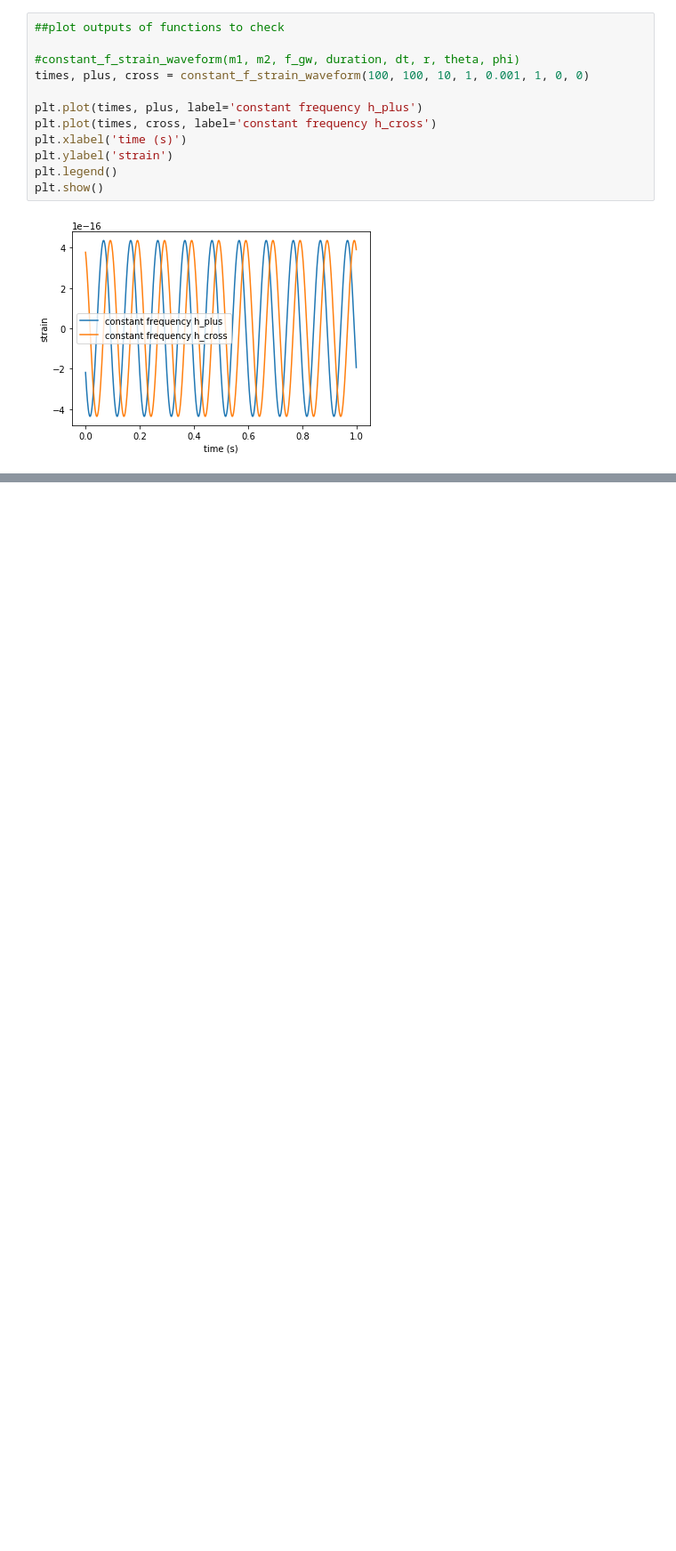
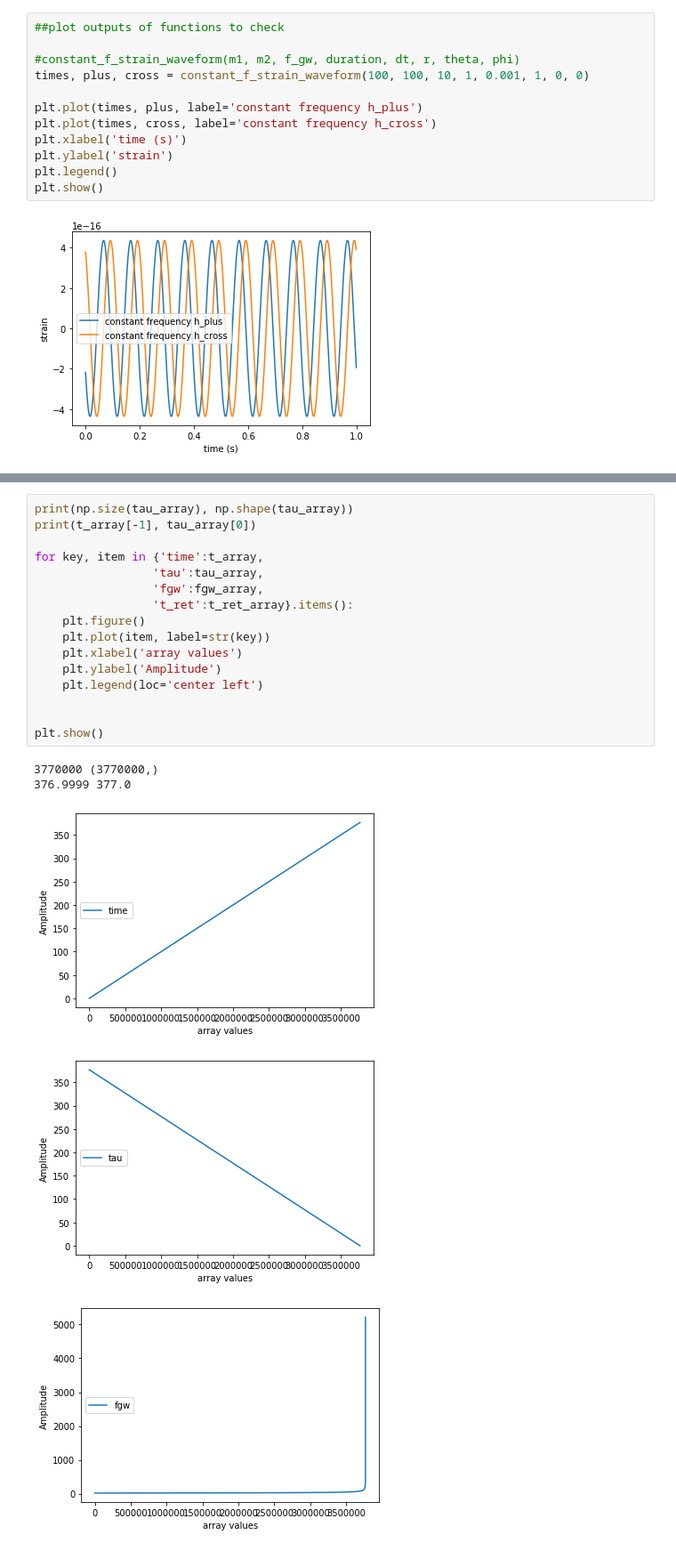
Before and after one commit to jwaldroup/gracefo_gw_search, a Jupyter notebook: q_c_orbit_basic_waveform.ipynb, the cells around one changed output, grey strips where cells are left out. Shown: that part at 89% size. Cells and saved outputs as stored; diff of their text form; blank space fills up the shorter version.

```diff
--- a/q_c_orbit_basic_waveform.ipynb
+++ b/q_c_orbit_basic_waveform.ipynb
@@ -118,0 +177,22 @@ plt.show()
+# %%
+print(np.size(tau_array), np.shape(tau_array))
+print(t_array[-1], tau_array[0])
+
+for key, item in {'time':t_array,
+                 'tau':tau_array,
+                 'fgw':fgw_array,
+                 't_ret':t_ret_array}.items():
+    plt.figure()
+    plt.plot(item, label=str(key))
+    plt.xlabel('array values')
+    plt.ylabel('Amplitude')
+    plt.legend(loc='center left')
+
+
+plt.show()
+# %% [output]
+3770000 (3770000,)
+376.9999 377.0
+[figure, added]
+[figure, added]
+[figure, added]
```
Also changed, not shown: parts of 10 cells of this notebook.
